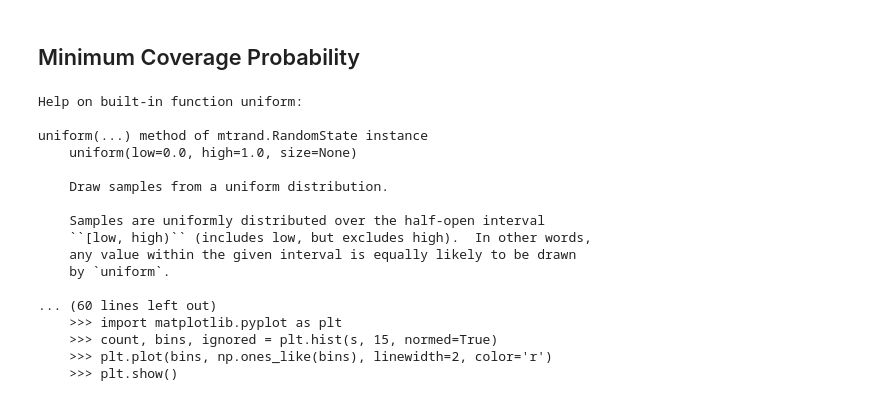
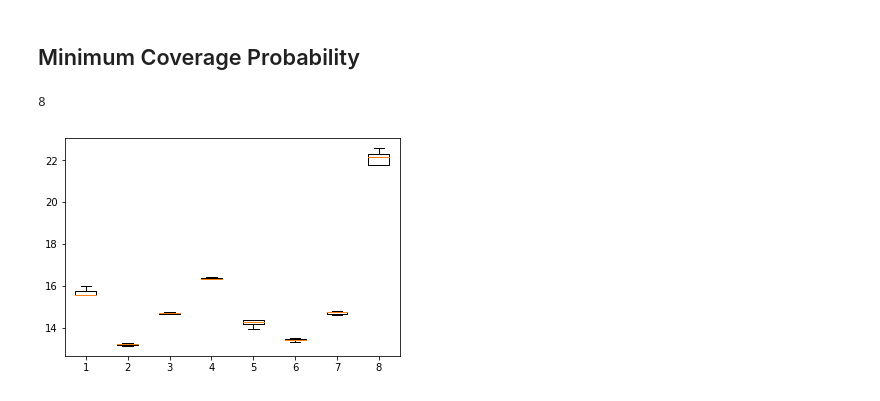
Before and after one commit to amjadmajid/Distributed-Batteryless-Microphone, a Jupyter notebook: scripts/plottingScripts/DistributedIntermittentSystemsModeling.ipynb, the cells around one changed output. Cells and saved outputs as stored; diff of their text form; code cells hidden in the pictures.

```diff
--- a/scripts/plottingScripts/DistributedIntermittentSystemsModeling.ipynb
+++ b/scripts/plottingScripts/DistributedIntermittentSystemsModeling.ipynb
@@ -452,20 +443,0 @@ IndexError: tuple index out of range
-# %%
-help( np.random.uniform)
-# %% [output]
-Help on built-in function uniform:
-
-uniform(...) method of mtrand.RandomState instance
-    uniform(low=0.0, high=1.0, size=None)
-
-    Draw samples from a uniform distribution.
-
-    Samples are uniformly distributed over the half-open interval
-    ``[low, high)`` (includes low, but excludes high).  In other words,
-    any value within the given interval is equally likely to be drawn
-    by `uniform`.
-
-... (60 lines left out)
-    >>> import matplotlib.pyplot as plt
-    >>> count, bins, ignored = plt.hist(s, 15, normed=True)
-    >>> plt.plot(bins, np.ones_like(bins), linewidth=2, color='r')
-    >>> plt.show()
@@ -471,0 +451,28 @@ uniform(...) method of mtrand.RandomState instance
+# %%
+import numpy as np
+import matplotlib.pyplot as plt
+import json
+
+path = '../processed_data/intermittent_nodes_offtimes470.json'
+data=[]
+with open(path) as f:
+    for l in f:
+        data.append(json.loads(l)[1])
+
+    plt.figure()
+    plt.boxplot(data[0], showfliers=False)
+    print(len(data[0]))
+
+plt.show()
+
+# maxVal=-1000
+# for i in range(len(data)):
+#     if maxVal < max( max(data[i][1])):
+#             maxVal =max( max(data[i][1]))
+
+# dataIndices = np.arange(int(maxVal))+2
+# print(maxVal)
+# print(dataIndices)
+# %% [output]
+8
+[figure, added]
```
Also changed, not shown: parts of 5 cells of this notebook, 42 other files.
